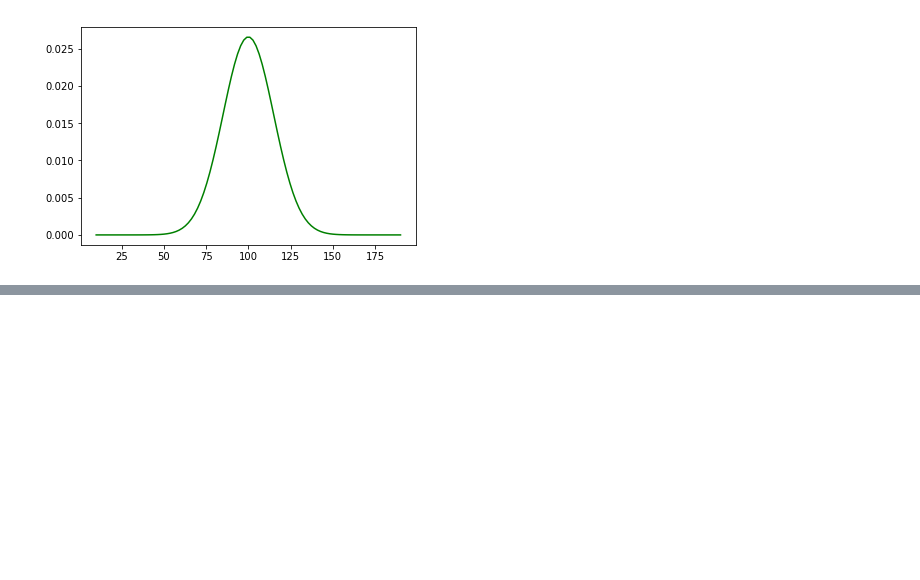
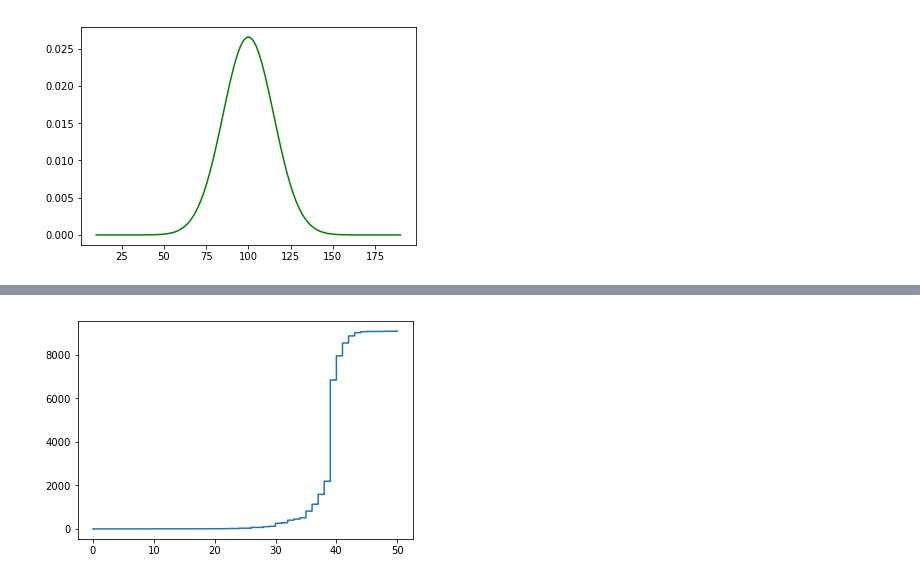
Before and after one commit to hanhanwu/Hanhan_Data_Science_Practice, a Jupyter notebook: Applied_Statistics/thinkstats_chapter4.ipynb, the cells around one changed output, grey strips where cells are left out. Cells and saved outputs as stored; diff of their text form; code cells hidden in the pictures; blank space fills up the shorter version.

```diff
--- a/Applied_Statistics/thinkstats_chapter4.ipynb
+++ b/Applied_Statistics/thinkstats_chapter4.ipynb
@@ -130,3 +130,9 @@ plt.plot(x,mlab.normpdf(x, mu, sigma),c='green')
 plt.show()
 # %% [output]
 [figure]
+# %%
+import pandas as pd
+
+preg_raw = pd.read_csv("2002FemPregOut.csv")
+preg_raw = preg_raw.dropna()
+preg_raw.head()
@@ -132,0 +146,7 @@ plt.show()
+# %%
+# Looks like normal distribution
+sorted_data = np.sort(preg_raw['prglngth'])
+plt.step(sorted_data, np.arange(sorted_data.size))
+plt.show()
+# %% [output]
+[figure, added]
```
Also changed, not shown: parts of 6 cells of this notebook.
